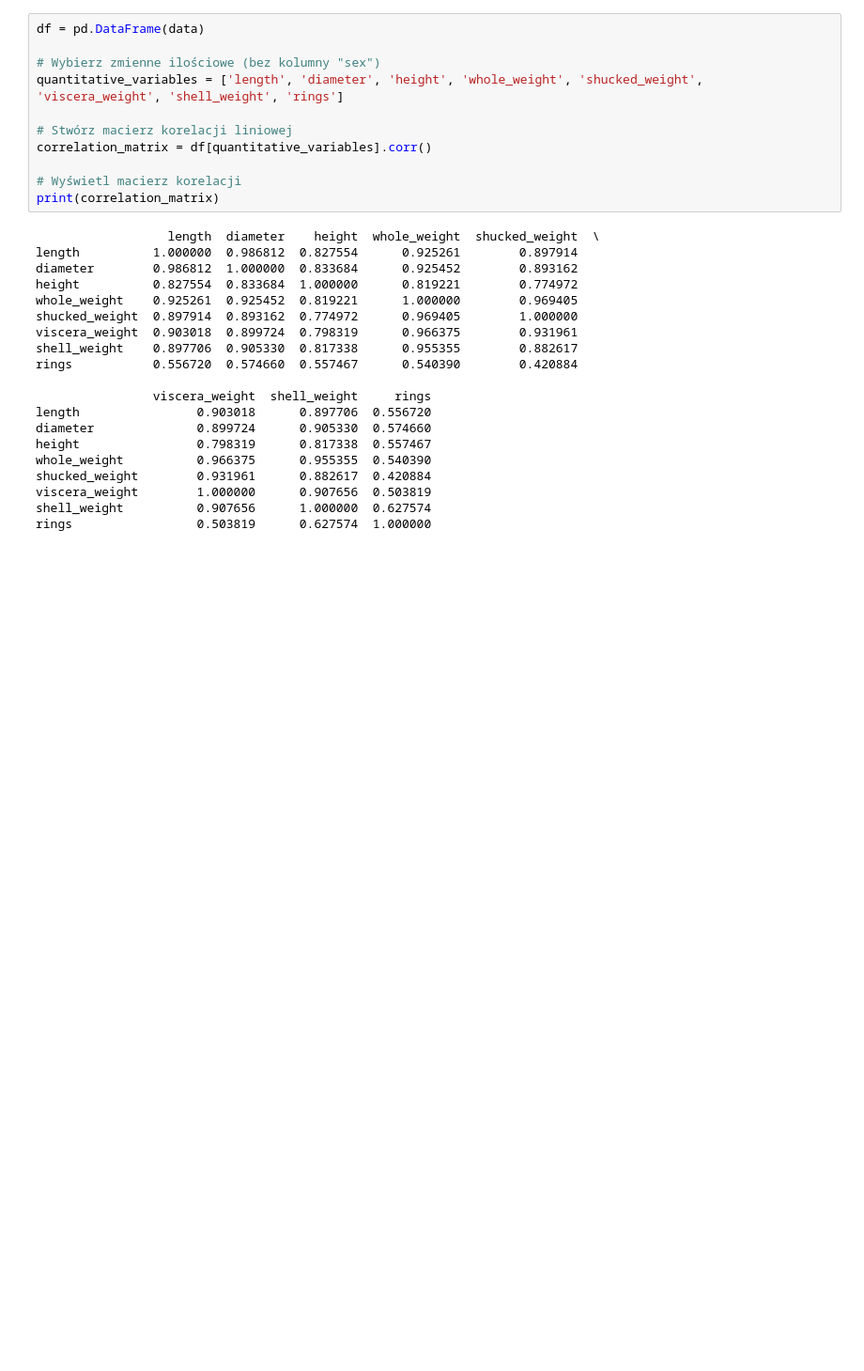
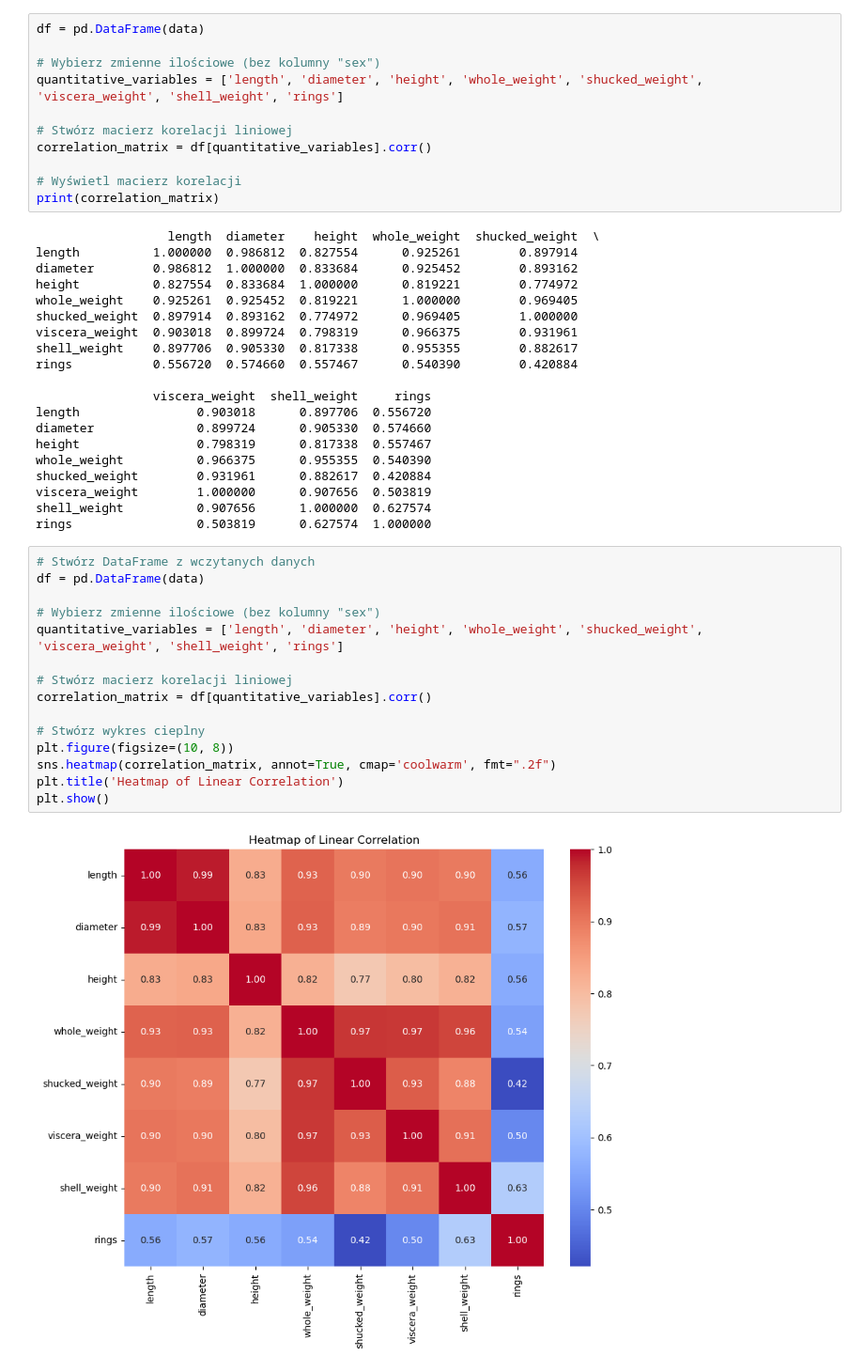
Before and after one commit to michalf1703/python-programming, a Jupyter notebook: zad1/Untitled.ipynb, the cells around one changed output. Shown at 94% size. Drawn from its saved outputs; the diff is of its cells as text; blank space fills up the shorter version.

Commit message:
linear regression plot done

```diff
--- a/zad1/Untitled.ipynb
+++ b/zad1/Untitled.ipynb
@@ -267,3 +268,20 @@ shucked_weight        0.931961      0.882617  0.420884
 viscera_weight        1.000000      0.907656  0.503819
 shell_weight          0.907656      1.000000  0.627574
 rings                 0.503819      0.627574  1.000000
+# %%
+# Stwórz DataFrame z wczytanych danych
+df = pd.DataFrame(data)
+
+# Wybierz zmienne ilościowe (bez kolumny "sex")
+quantitative_variables = ['length', 'diameter', 'height', 'whole_weight', 'shucked_weight', 'viscera_weight', 'shell_weight', 'rings']
+
+# Stwórz macierz korelacji liniowej
+correlation_matrix = df[quantitative_variables].corr()
+
+# Stwórz wykres cieplny
+plt.figure(figsize=(10, 8))
+sns.heatmap(correlation_matrix, annot=True, cmap='coolwarm', fmt=".2f")
+plt.title('Heatmap of Linear Correlation')
+plt.show()
+# %% [output]
+[figure, added]
```
Also changed, not shown: parts of 2 cells of this notebook.
